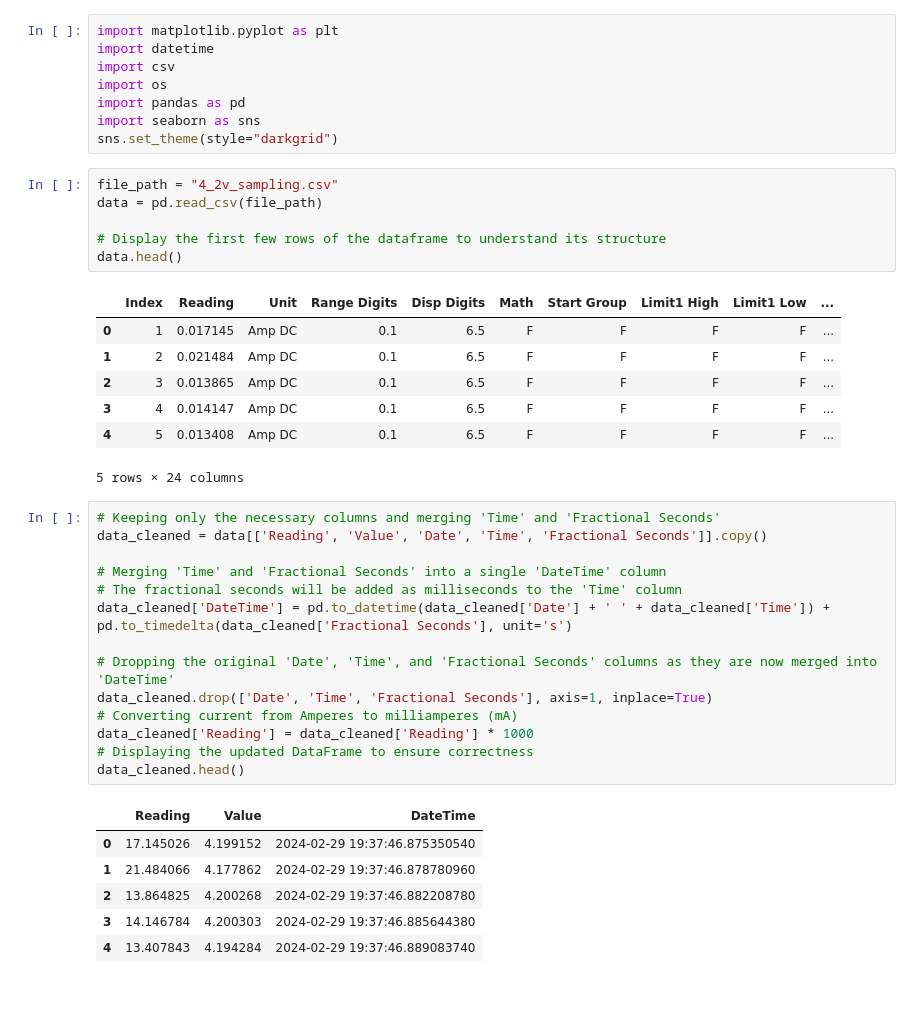
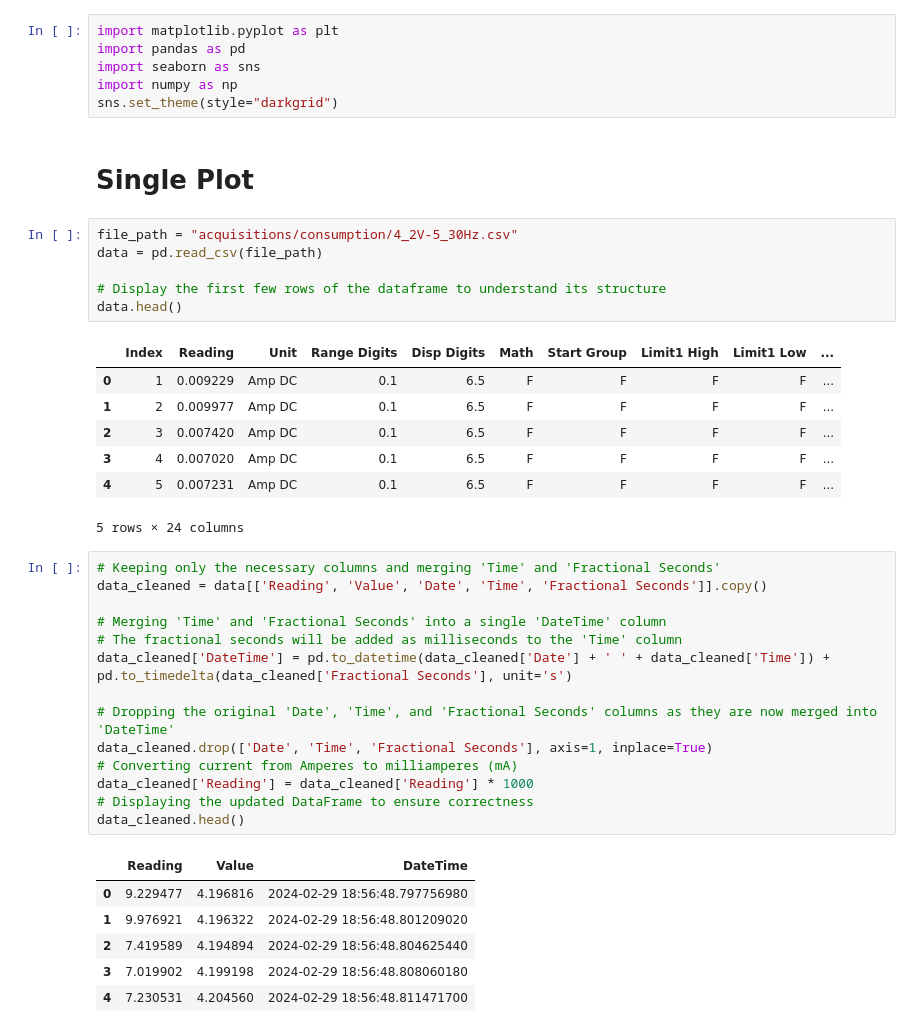
Before and after one commit to PeriniM/SmartApple-Thesis, a Jupyter notebook: data-analysis/nicla_consumption.ipynb, the cells around one changed output. Saved outputs shown, nothing was run; the diff lists cells and outputs as text; blank space fills up the shorter version.

```diff
--- a/data-analysis/nicla_consumption.ipynb
+++ b/data-analysis/nicla_consumption.ipynb
@@ -1,24 +1,24 @@
 # %%
 import matplotlib.pyplot as plt
-import datetime
-import csv
-import os
 import pandas as pd
 import seaborn as sns
+import numpy as np
 sns.set_theme(style="darkgrid")
+# %% [markdown]
+# Single Plot
 # %%
-file_path = "4_2v_sampling.csv"
+file_path = "acquisitions/consumption/4_2V-5_30Hz.csv"
 data = pd.read_csv(file_path)
 
 # Display the first few rows of the dataframe to understand its structure
 data.head()
 # %% [output]
 |  | Index | Reading | Unit | Range Digits | Disp Digits | Math | Start Group | Limit1 High | Limit1 Low | ... |
-| 0 | 1 | 0.017145 | Amp DC | 0.1 | 6.5 | F | F | F | F | ... |
-| 1 | 2 | 0.021484 | Amp DC | 0.1 | 6.5 | F | F | F | F | ... |
-| 2 | 3 | 0.013865 | Amp DC | 0.1 | 6.5 | F | F | F | F | ... |
-| 3 | 4 | 0.014147 | Amp DC | 0.1 | 6.5 | F | F | F | F | ... |
-| 4 | 5 | 0.013408 | Amp DC | 0.1 | 6.5 | F | F | F | F | ... |
+| 0 | 1 | 0.009229 | Amp DC | 0.1 | 6.5 | F | F | F | F | ... |
+| 1 | 2 | 0.009977 | Amp DC | 0.1 | 6.5 | F | F | F | F | ... |
+| 2 | 3 | 0.007420 | Amp DC | 0.1 | 6.5 | F | F | F | F | ... |
+| 3 | 4 | 0.007020 | Amp DC | 0.1 | 6.5 | F | F | F | F | ... |
+| 4 | 5 | 0.007231 | Amp DC | 0.1 | 6.5 | F | F | F | F | ... |
 5 rows × 24 columns
 # %%
 # Keeping only the necessary columns and merging 'Time' and 'Fractional Seconds'
@@ -36,11 +36,11 @@ data_cleaned['Reading'] = data_cleaned['Reading'] * 1000
 data_cleaned.head()
 # %% [output]
 |  | Reading | Value | DateTime |
-| 0 | 17.145026 | 4.199152 | 2024-02-29 19:37:46.875350540 |
-| 1 | 21.484066 | 4.177862 | 2024-02-29 19:37:46.878780960 |
-| 2 | 13.864825 | 4.200268 | 2024-02-29 19:37:46.882208780 |
-| 3 | 14.146784 | 4.200303 | 2024-02-29 19:37:46.885644380 |
-| 4 | 13.407843 | 4.194284 | 2024-02-29 19:37:46.889083740 |
+| 0 | 9.229477 | 4.196816 | 2024-02-29 18:56:48.797756980 |
+| 1 | 9.976921 | 4.196322 | 2024-02-29 18:56:48.801209020 |
+| 2 | 7.419589 | 4.194894 | 2024-02-29 18:56:48.804625440 |
+| 3 | 7.019902 | 4.199198 | 2024-02-29 18:56:48.808060180 |
+| 4 | 7.230531 | 4.204560 | 2024-02-29 18:56:48.811471700 |
 # %%
 # Calculating a sliding window average (rolling mean) with a window size of 10
 window_size = 1000
```
Also changed, not shown: parts of 9 cells of this notebook, 2 other files.
